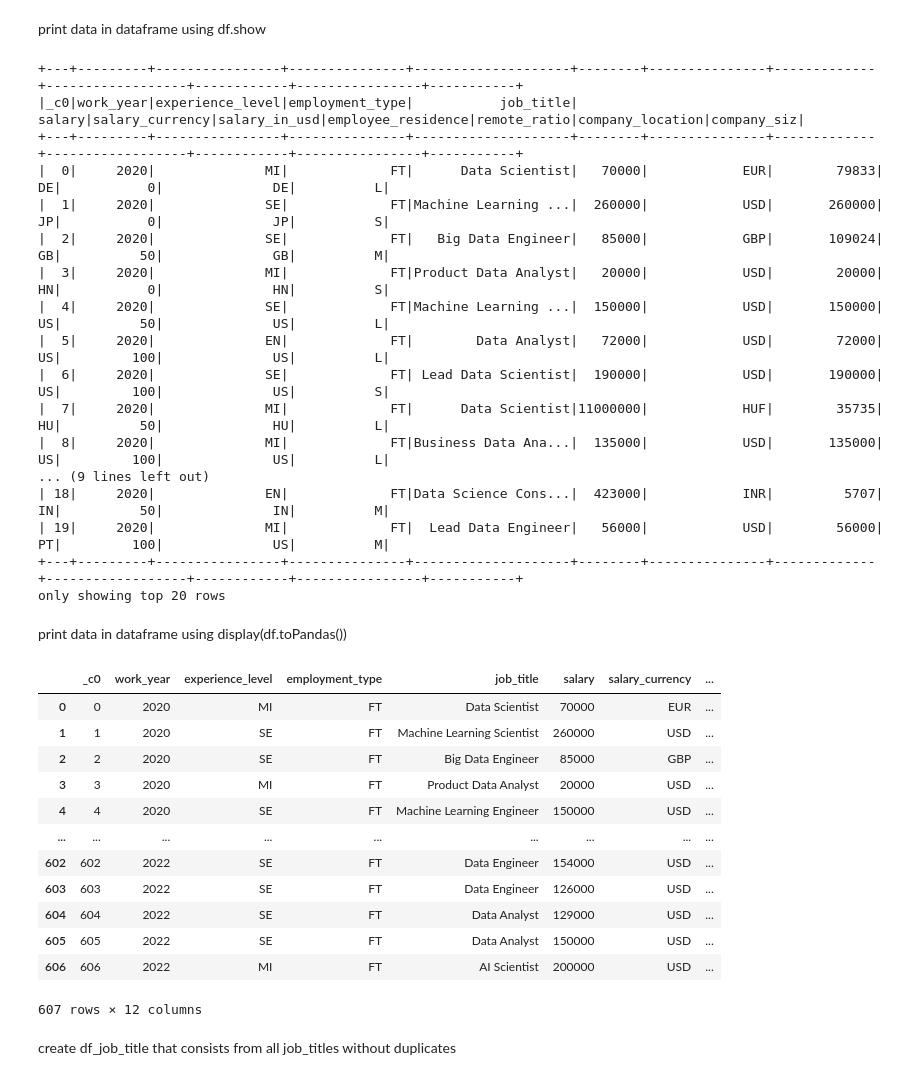
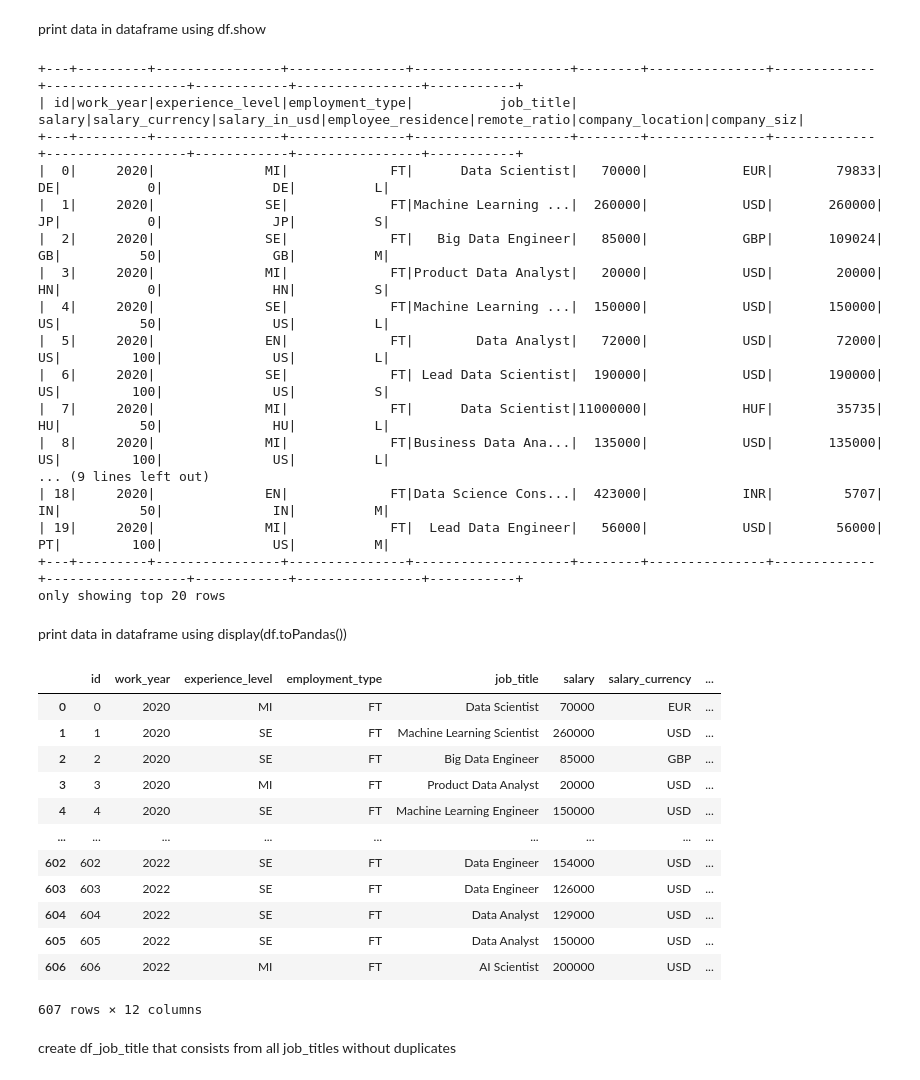
Before and after one commit to AnhelinaKavaliova/task4, a Jupyter notebook: PySpark_Basics.ipynb, the cells around one changed output. Drawn from its saved outputs; the diff is of its cells as text; code cells hidden in the pictures.

```diff
--- a/PySpark_Basics.ipynb
+++ b/PySpark_Basics.ipynb
@@ -74,7 +74,7 @@ root
 create schema of this scv
 # %%
 schema=StructType([
-    StructField("_с0", IntegerType(), True),
+    StructField("id", IntegerType(), True),
     StructField("work_year", IntegerType(), True),
     StructField("experience_level", StringType(), True),
     StructField("employment_type", StringType(), True),
@@ -95,5 +95,5 @@ To restart kernel click Kernel, Restart.
 read ds_salaries with predefined schema and compare results from this cell and cell with inferSchema
 # %%
 %%time
-df_schema = spark.read.csv("./PySpark_Basics/ds_salaries.csv", schema=schema, header=True)
+df_with_schema = spark.read.csv("./PySpark_Basics/ds_salaries.csv", schema=schema, header=True)
 # %% [output]
@@ -125,10 +125,10 @@ now continue to work with one of the dataframes that you create
 # %% [markdown]
 print data in dataframe using df.show
 # %%
-df_schema.show()
+df_with_schema.show()
 # %% [output]
 +---+---------+----------------+---------------+--------------------+--------+---------------+-------------+------------------+------------+----------------+-----------+
-|_с0|work_year|experience_level|employment_type|           job_title|  salary|salary_currency|salary_in_usd|employee_residence|remote_ratio|company_location|company_siz|
+| id|work_year|experience_level|employment_type|           job_title|  salary|salary_currency|salary_in_usd|employee_residence|remote_ratio|company_location|company_siz|
 +---+---------+----------------+---------------+--------------------+--------+---------------+-------------+------------------+------------+----------------+-----------+
 |  0|     2020|              MI|             FT|      Data Scientist|   70000|            EUR|        79833|                DE|           0|              DE|          L|
 |  1|     2020|              SE|             FT|Machine Learning ...|  260000|            USD|       260000|                JP|           0|              JP|          S|
@@ -147,9 +147,9 @@ only showing top 20 rows
 # %% [markdown]
 print data in dataframe using display(df.toPandas())
 # %%
-df_schema.toPandas()
+df_with_schema.toPandas()
 # %% [output]
-|  | _с0 | work_year | experience_level | employment_type | job_title | salary | salary_currency | ... |
+|  | id | work_year | experience_level | employment_type | job_title | salary | salary_currency | ... |
 | 0 | 0 | 2020 | MI | FT | Data Scientist | 70000 | EUR | ... |
 | 1 | 1 | 2020 | SE | FT | Machine Learning Scientist | 260000 | USD | ... |
 | 2 | 2 | 2020 | SE | FT | Big Data Engineer | 85000 | GBP | ... |
```
Also changed, not shown: parts of 18 cells of this notebook.
